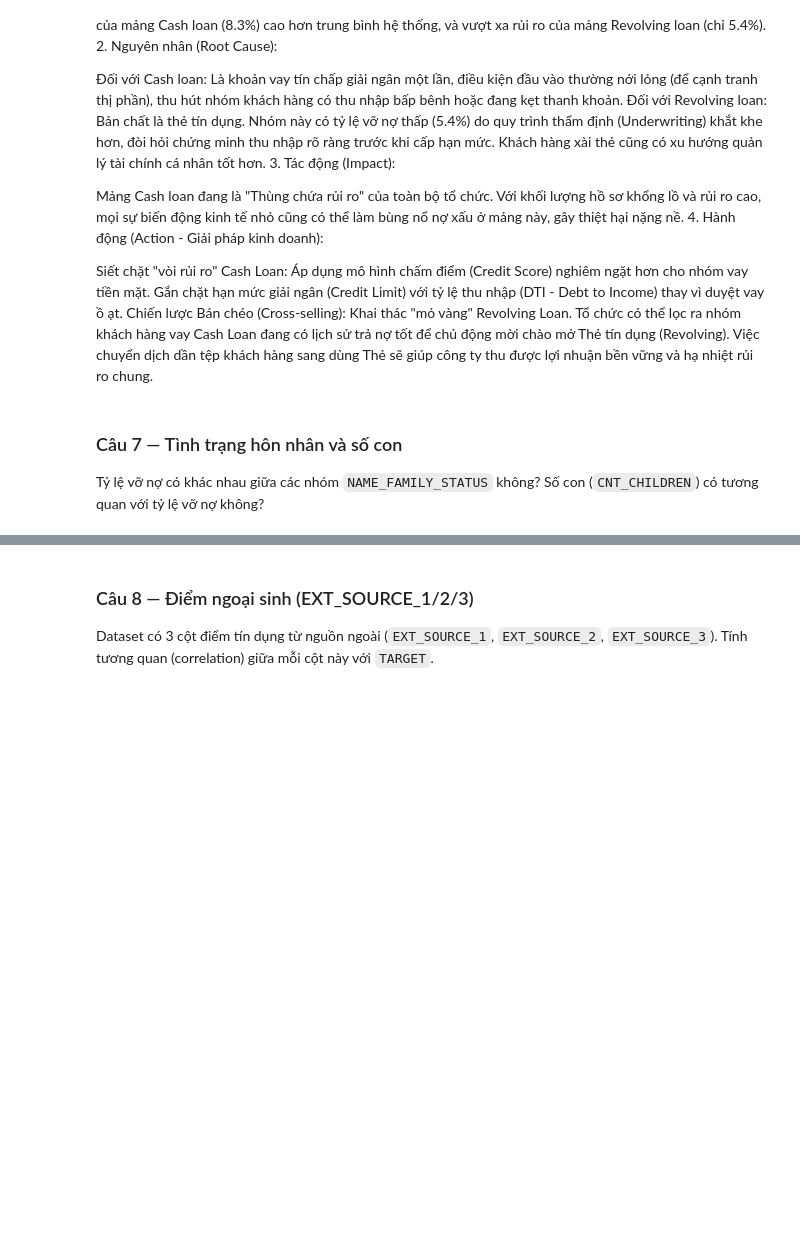
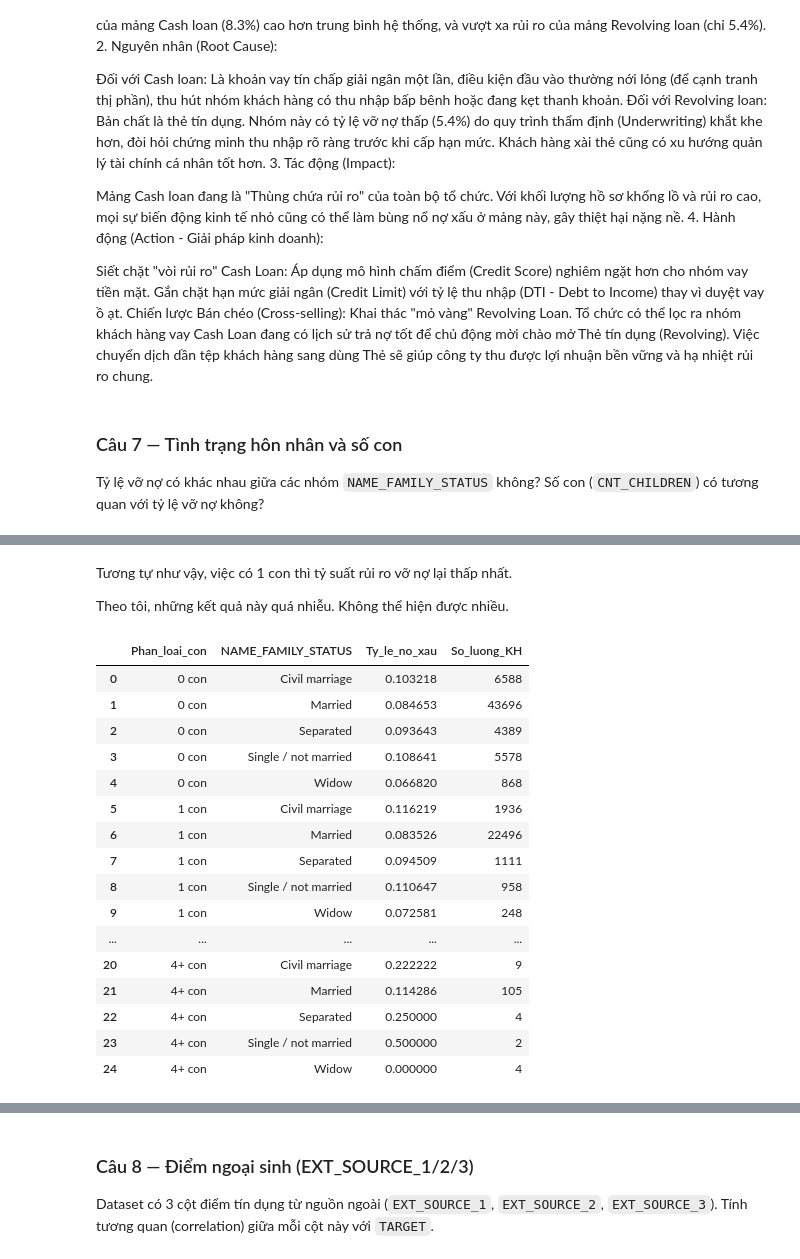
Before and after one commit to tuananhvui7-collab/credit-risk-eda, a Jupyter notebook: credit_risk_eda_template.ipynb, the cells around one changed output, grey strips where cells are left out. Saved outputs shown, nothing was run; the diff lists cells and outputs as text; code cells hidden in the pictures; blank space fills up the shorter version.

```diff
--- a/credit_risk_eda_template.ipynb
+++ b/credit_risk_eda_template.ipynb
@@ -839,3 +680,0 @@ df.groupby(["NAME_FAMILY_STATUS","CNT_CHILDREN"])["TARGET"].agg(["count", "mean"
-# %%
-df["Phan_loai_con"] = pd.cut(df["CNT_CHILDREN"], bins = [0,1,2,3,4,15], labels = ['0 Con', '1 Con', '2 Con', '3 Con', '4 Con trở lên'])
-df.groupby("Phan_loai_con")["TARGET"].agg(["count", "mean"]).reset_index()
@@ -868,0 +681,9 @@ df.groupby(["NAME_FAMILY_STATUS","Phan_loai_con"])["TARGET"].agg(["count", "mean
+# %%
+
+df =df[df['NAME_FAMILY_STATUS'] != 'Unknown' ]
+
+df["Phan_loai_con"] = pd.cut(df["CNT_CHILDREN"], bins = [0,1,2,3,4,15], labels = ['0 con', '1 con', '2 con', '3 con', '4+ con'])
+
+# df.groupby(["NAME_FAMILY_STATUS","Phan_loai_con"])["TARGET"].agg(["count", "mean"]).reset_index()
+
+df.groupby("Phan_loai_con").agg(Ty_le_no_xau = ("TARGET","mean"), So_luong_KH = ("TARGET","count")).reset_index().sort_values("Ty_le_no_xau", ascending = False)
@@ -872,0 +717,31 @@ _(viết câu trả lời ở đây)_
+# %% [markdown]
+Tương tự như vậy, việc có 1 con thì tỷ suất rủi ro vỡ nợ lại thấp nhất.
+
+Theo tôi, những kết quả này quá nhiễu. Không thể hiện được nhiều.
+# %%
+
+df =df[df['NAME_FAMILY_STATUS'] != 'Unknown' ]
+
+df["Phan_loai_con"] = pd.cut(df["CNT_CHILDREN"], bins = [0,1,2,3,4,15], labels = ['0 con', '1 con', '2 con', '3 con', '4+ con'])
+
+# df.groupby(["NAME_FAMILY_STATUS","Phan_loai_con"])["TARGET"].agg(["count", "mean"]).reset_index()
+
+df.groupby(["Phan_loai_con","NAME_FAMILY_STATUS"]).agg(Ty_le_no_xau = ("TARGET","mean"), So_luong_KH = ("TARGET","count")).reset_index()
+# %% [output]
+|  | Phan_loai_con | NAME_FAMILY_STATUS | Ty_le_no_xau | So_luong_KH |
+| 0 | 0 con | Civil marriage | 0.103218 | 6588 |
+| 1 | 0 con | Married | 0.084653 | 43696 |
+| 2 | 0 con | Separated | 0.093643 | 4389 |
+| 3 | 0 con | Single / not married | 0.108641 | 5578 |
+| 4 | 0 con | Widow | 0.066820 | 868 |
+| 5 | 1 con | Civil marriage | 0.116219 | 1936 |
+| 6 | 1 con | Married | 0.083526 | 22496 |
+| 7 | 1 con | Separated | 0.094509 | 1111 |
+| 8 | 1 con | Single / not married | 0.110647 | 958 |
+| 9 | 1 con | Widow | 0.072581 | 248 |
+| ... | ... | ... | ... | ... |
+| 20 | 4+ con | Civil marriage | 0.222222 | 9 |
+| 21 | 4+ con | Married | 0.114286 | 105 |
+| 22 | 4+ con | Separated | 0.250000 | 4 |
+| 23 | 4+ con | Single / not married | 0.500000 | 2 |
+| 24 | 4+ con | Widow | 0.000000 | 4 |
```
Also changed, not shown: parts of 22 cells of this notebook.
